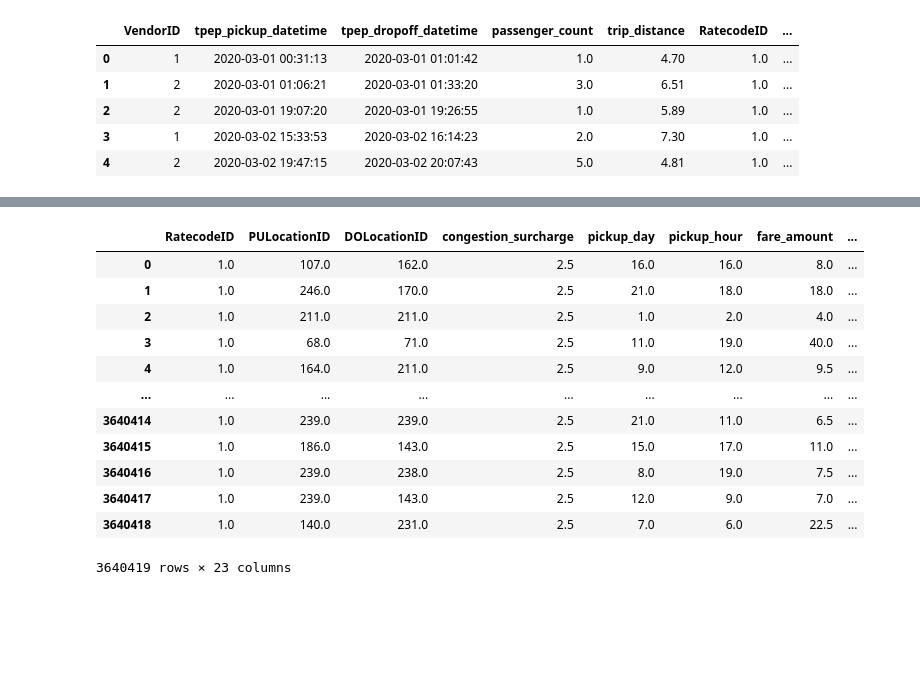
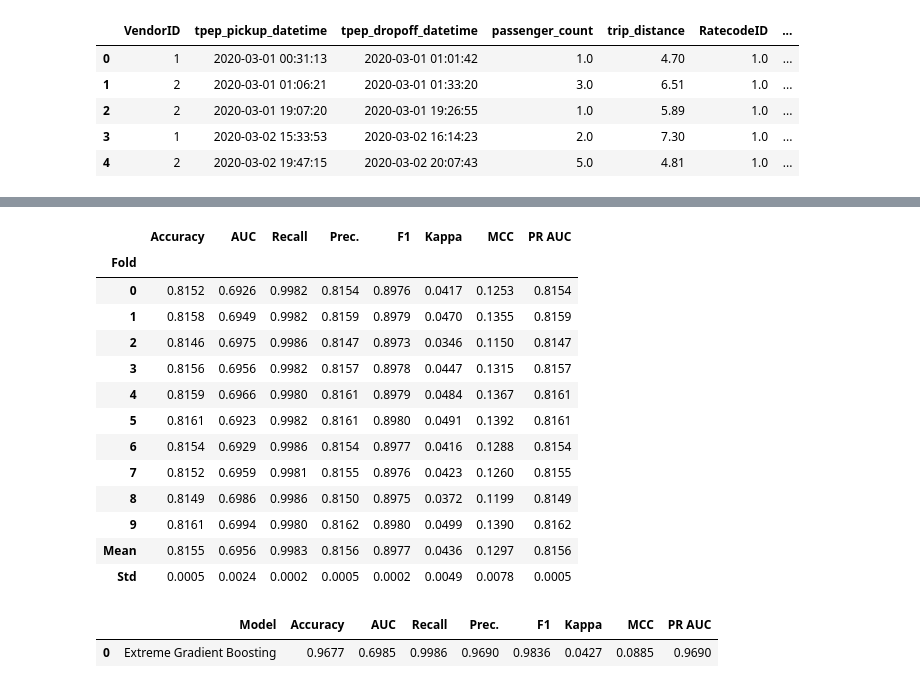
Before and after one commit to poldrosky/yellow_tripdata, a Jupyter notebook: predict_tip.ipynb, the cells around one changed output, grey strips where cells are left out. Drawn from its saved outputs; the diff is of its cells as text; code cells hidden in the pictures; blank space fills up the shorter version.

```diff
--- a/predict_tip.ipynb
+++ b/predict_tip.ipynb
@@ -84,16 +159,0 @@ test_pipe = saved_model[:-1].transform(X_test)
-# %%
-test_pipe
-# %% [output]
-|  | RatecodeID | PULocationID | DOLocationID | congestion_surcharge | pickup_day | pickup_hour | fare_amount | ... |
-| 0 | 1.0 | 107.0 | 162.0 | 2.5 | 16.0 | 16.0 | 8.0 | ... |
-| 1 | 1.0 | 246.0 | 170.0 | 2.5 | 21.0 | 18.0 | 18.0 | ... |
-| 2 | 1.0 | 211.0 | 211.0 | 2.5 | 1.0 | 2.0 | 4.0 | ... |
-| 3 | 1.0 | 68.0 | 71.0 | 2.5 | 11.0 | 19.0 | 40.0 | ... |
-| 4 | 1.0 | 164.0 | 211.0 | 2.5 | 9.0 | 12.0 | 9.5 | ... |
-| ... | ... | ... | ... | ... | ... | ... | ... | ... |
-| 3640414 | 1.0 | 239.0 | 239.0 | 2.5 | 21.0 | 11.0 | 6.5 | ... |
-| 3640415 | 1.0 | 186.0 | 143.0 | 2.5 | 15.0 | 17.0 | 11.0 | ... |
-| 3640416 | 1.0 | 239.0 | 238.0 | 2.5 | 8.0 | 19.0 | 7.5 | ... |
-| 3640417 | 1.0 | 239.0 | 143.0 | 2.5 | 12.0 | 9.0 | 7.0 | ... |
-| 3640418 | 1.0 | 140.0 | 231.0 | 2.5 | 7.0 | 6.0 | 22.5 | ... |
-3640419 rows × 23 columns
@@ -106,0 +160,23 @@ shap.force_plot(explainer.expected_value, shap_values[idx,:], test_pipe.iloc[idx
+# %%
+xgboost_model = create_model('xgboost',fold=10)
+tuned_xgboost = tune_model(xgboost_model, optimize = 'prauc',fold=10)
+# %% [output]
+|  | Accuracy | AUC | Recall | Prec. | F1 | Kappa | MCC | PR AUC |
+| Fold |  |  |  |  |  |  |  |  |
+| 0 | 0.8152 | 0.6926 | 0.9982 | 0.8154 | 0.8976 | 0.0417 | 0.1253 | 0.8154 |
+| 1 | 0.8158 | 0.6949 | 0.9982 | 0.8159 | 0.8979 | 0.0470 | 0.1355 | 0.8159 |
+| 2 | 0.8146 | 0.6975 | 0.9986 | 0.8147 | 0.8973 | 0.0346 | 0.1150 | 0.8147 |
+| 3 | 0.8156 | 0.6956 | 0.9982 | 0.8157 | 0.8978 | 0.0447 | 0.1315 | 0.8157 |
+| 4 | 0.8159 | 0.6966 | 0.9980 | 0.8161 | 0.8979 | 0.0484 | 0.1367 | 0.8161 |
+| 5 | 0.8161 | 0.6923 | 0.9982 | 0.8161 | 0.8980 | 0.0491 | 0.1392 | 0.8161 |
+| 6 | 0.8154 | 0.6929 | 0.9986 | 0.8154 | 0.8977 | 0.0416 | 0.1288 | 0.8154 |
+| 7 | 0.8152 | 0.6959 | 0.9981 | 0.8155 | 0.8976 | 0.0423 | 0.1260 | 0.8155 |
+| 8 | 0.8149 | 0.6986 | 0.9986 | 0.8150 | 0.8975 | 0.0372 | 0.1199 | 0.8149 |
+| 9 | 0.8161 | 0.6994 | 0.9980 | 0.8162 | 0.8980 | 0.0499 | 0.1390 | 0.8162 |
+| Mean | 0.8155 | 0.6956 | 0.9983 | 0.8156 | 0.8977 | 0.0436 | 0.1297 | 0.8156 |
+| Std | 0.0005 | 0.0024 | 0.0002 | 0.0005 | 0.0002 | 0.0049 | 0.0078 | 0.0005 |
+# %%
+preds_xgboost = predict_model(tuned_xgboost, data = X_test, raw_score=True)
+# %% [output]
+|  | Model | Accuracy | AUC | Recall | Prec. | F1 | Kappa | MCC | PR AUC |
+| 0 | Extreme Gradient Boosting | 0.9677 | 0.6985 | 0.9986 | 0.9690 | 0.9836 | 0.0427 | 0.0885 | 0.9690 |
```
Also changed, not shown: parts of 28 cells of this notebook.
